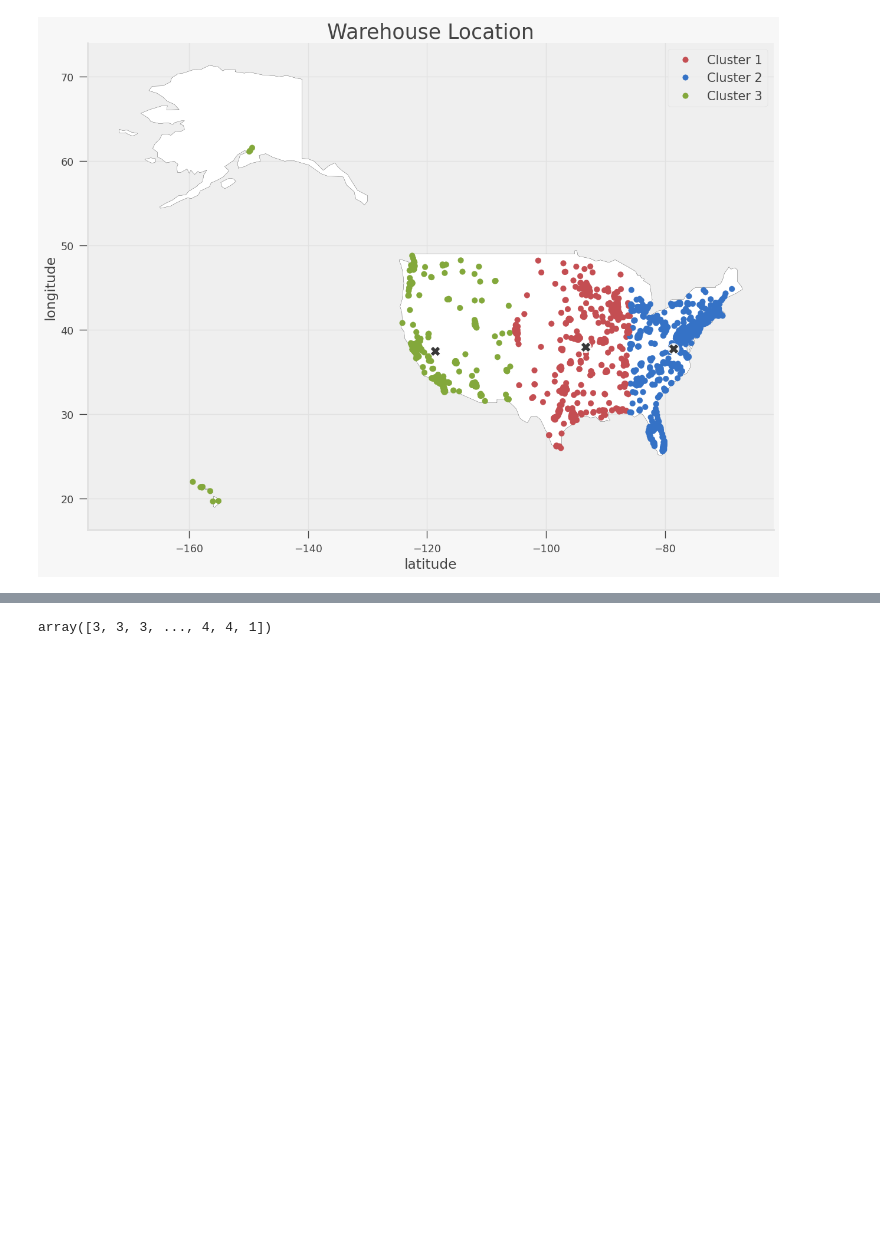
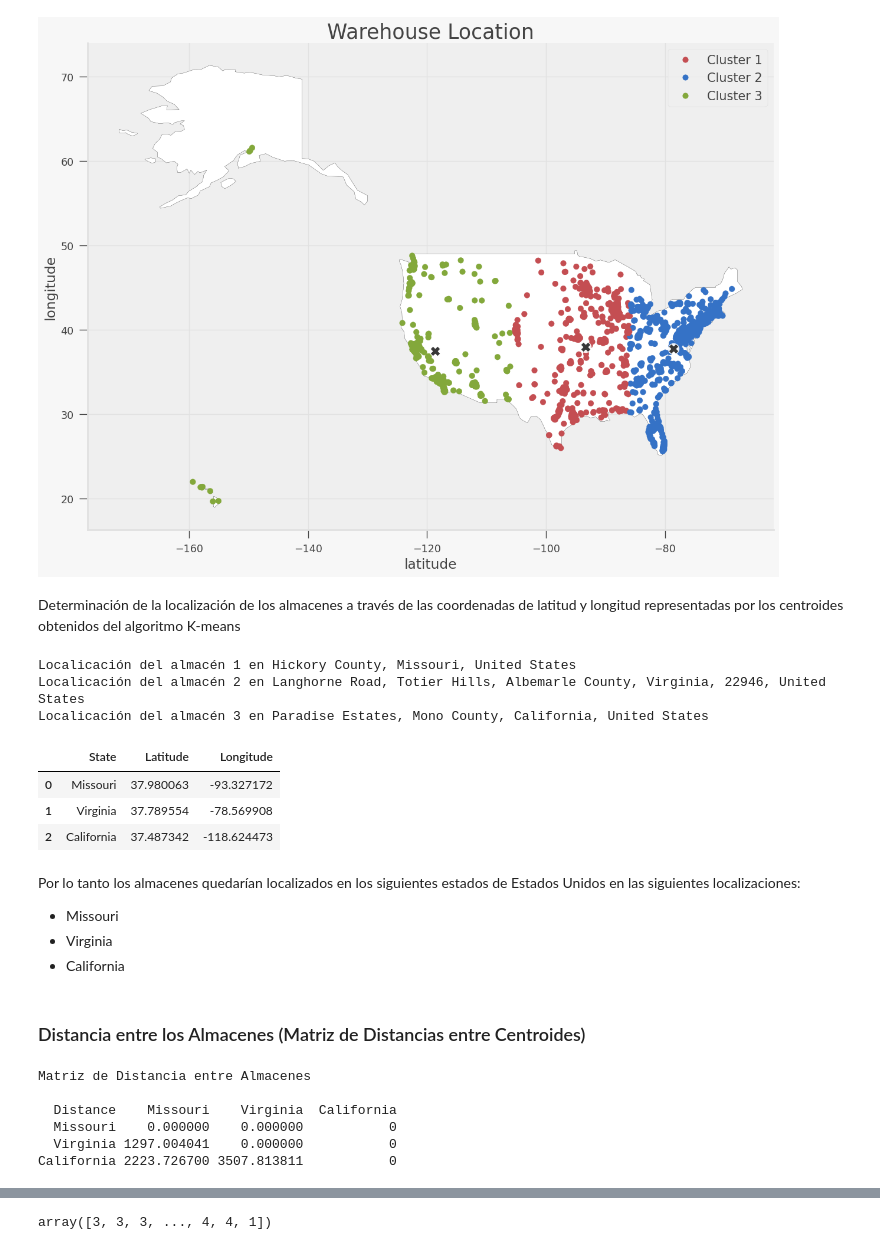
Before and after one commit to PosgradoMNA/actividades-de-aprendizaje-armandoBringas-a01200230, a Jupyter notebook: Activity_week_8/Actividad-7-Regresiones_y_K-means/TecMty_kmeans_target.ipynb, the cells around one changed output, grey strips where cells are left out. Drawn from its saved outputs; the diff is of its cells as text; code cells hidden in the pictures; blank space fills up the shorter version.

```diff
--- a/Activity_week_8/Actividad-7-Regresiones_y_K-means/TecMty_kmeans_target.ipynb
+++ b/Activity_week_8/Actividad-7-Regresiones_y_K-means/TecMty_kmeans_target.ipynb
@@ -306,3 +310,47 @@ En la siguiente gráfica podemos observar los clústers (agrupaciones) generados
 plot_map(X, y_pred, k, centroids)
 # %% [output]
 [figure]
+# %% [markdown]
+Determinación de la localización de los almacenes a través de las coordenadas de latitud y longitud representadas por los centroides obtenidos del algoritmo K-means
+# %%
+# Inicialización de la API Nominatim y locación de los almacenes]
+geolocator = Nominatim(user_agent="geoapiExercises")
+
+i = 1
+warehouse_location = []
+for centroid in centroids:
+    latitude = round(centroid[1], 6)
+    longitude = round(centroid[0], 6)
+    location = geolocator.reverse(f"{latitude}, {longitude}")
+    warehouse_location.append(location)
+    print(f"Localicación del almacén {i} en {location}")
+    i += 1
+# %% [output]
+Localicación del almacén 1 en Hickory County, Missouri, United States
+Localicación del almacén 2 en Langhorne Road, Totier Hills, Albemarle County, Virginia, 22946, United States
+Localicación del almacén 3 en Paradise Estates, Mono County, California, United States
+# %%
+warehouses = {
+    'State' : ['Missouri', 'Virginia', 'California'],
+    'Latitude' : [centroids[0][1],
+                  centroids[1][1],
+                  centroids[2][1]],
+    'Longitude' : [centroids[0][0],
+                  centroids[1][0],
+                  centroids[2][0]]
+}
+
+warehouses_df = pd.DataFrame(warehouses)
+warehouses_df
+# %% [output]
+|  | State | Latitude | Longitude |
+| 0 | Missouri | 37.980063 | -93.327172 |
+| 1 | Virginia | 37.789554 | -78.569908 |
+| 2 | California | 37.487342 | -118.624473 |
+# %% [markdown]
+Por lo tanto los almacenes quedarían localizados en los siguientes estados de Estados Unidos en las siguientes localizaciones:
+- Missouri
+- Virginia
+- California
+# %% [markdown]
+### Distancia entre los Almacenes (Matriz de Distancias entre Centroides)
@@ -308,0 +376,11 @@ plot_map(X, y_pred, k, centroids)
+# %%
+warehouses_distances_df = pd.DataFrame(warehouses_distances)
+print('Matriz de Distancia entre Almacenes \n')
+print(warehouses_distances_df.to_string(index=False))
+# %% [output]
+Matriz de Distancia entre Almacenes
+
+  Distance    Missouri    Virginia  California
+  Missouri    0.000000    0.000000           0
+  Virginia 1297.004041    0.000000           0
+California 2223.726700 3507.813811           0
```
Also changed, not shown: parts of 10 cells of this notebook.
